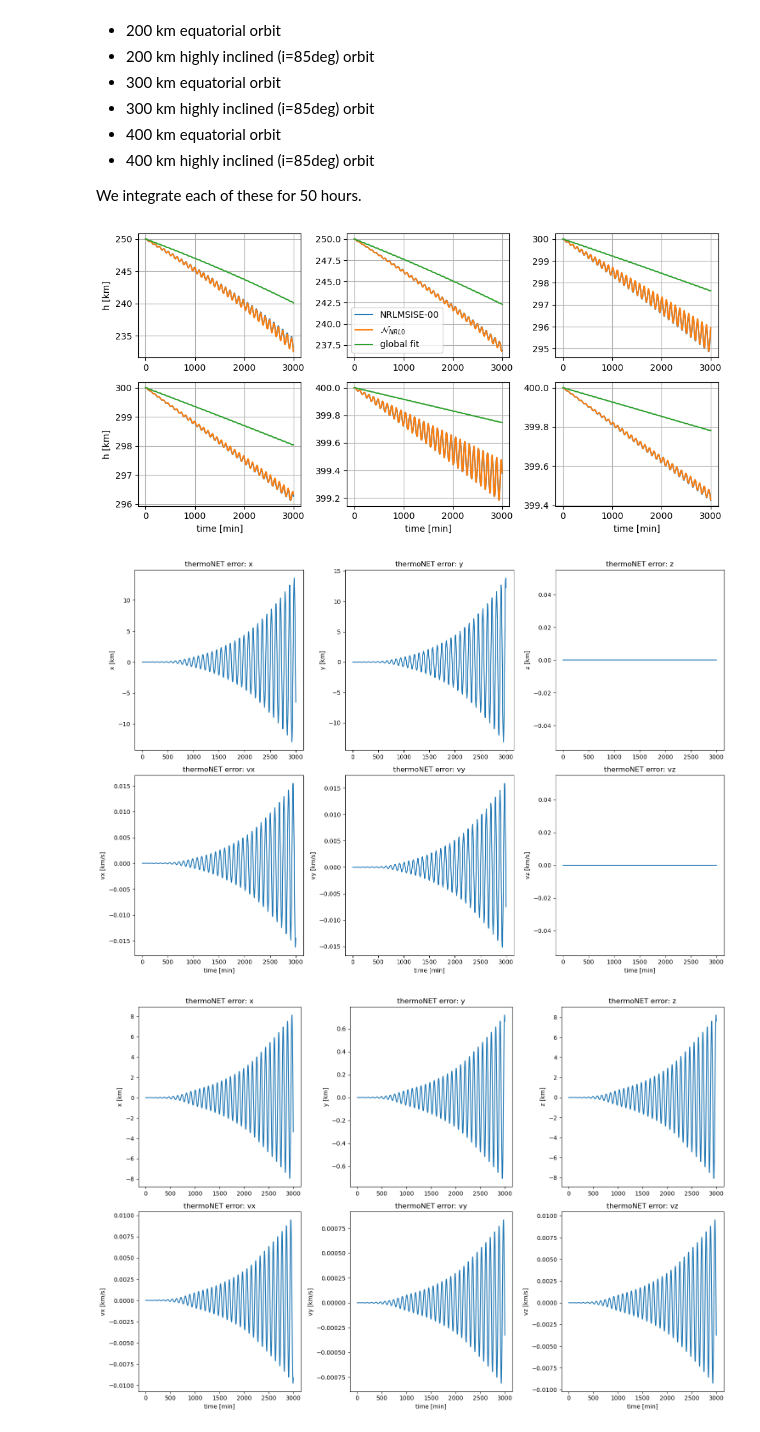
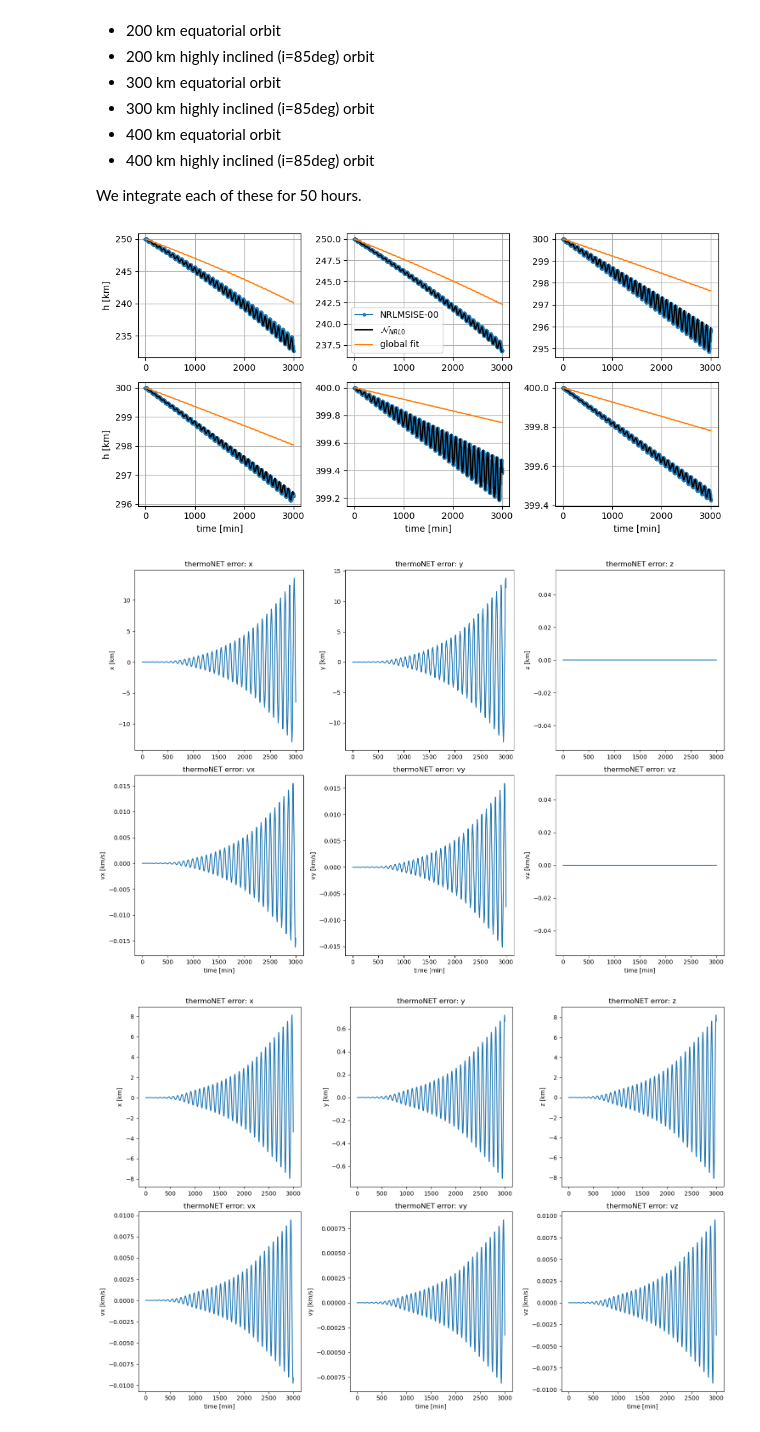
Before and after one commit to esa/thermonets, a Jupyter notebook: notebooks/orbit_propagation_with_thermoNET.ipynb, the cells around one changed output. Drawn from its saved outputs; the diff is of its cells as text; code cells hidden in the pictures.

```diff
--- a/notebooks/orbit_propagation_with_thermoNET.ipynb
+++ b/notebooks/orbit_propagation_with_thermoNET.ipynb
@@ -330,36 +333,36 @@ for i, ic in enumerate(initial_states):
     ax[0,1].set_title('thermoNET error: y')
     ax[0,1].set_ylabel('y [km]')
     ax[0,2].plot(sol.t/60.,(sol.y[2]-sol_heyoka_nn[-1][:,2])/1e3)
     ax[0,2].set_title('thermoNET error: z')
     ax[0,2].set_ylabel('z [km]')
     ax[1,0].plot(sol.t/60.,(sol.y[3]-sol_heyoka_nn[-1][:,3])/1e3)
     ax[1,0].set_title('thermoNET error: vx')
     ax[1,0].set_xlabel('time [min]')
     ax[1,0].set_ylabel('vx [km/s]')
     ax[1,1].plot(sol.t/60.,(sol.y[4]-sol_heyoka_nn[-1][:,4])/1e3)
     ax[1,1].set_title('thermoNET error: vy')
     ax[1,1].set_xlabel('time [min]')
     ax[1,1].set_ylabel('vy [km/s]')
     ax[1,2].plot(sol.t/60.,(sol.y[5]-sol_heyoka_nn[-1][:,5])/1e3)
     ax[1,2].set_title('thermoNET error: vz')
     ax[1,2].set_xlabel('time [min]')
     ax[1,2].set_ylabel('vz [km/s]')
     fig.tight_layout()
 
-    ax_ic[i].plot(sol.t/60.,np.sqrt(sol.y[0,:]**2+sol.y[1,:]**2+sol.y[2,:]**2)/1e3-r_earth/1e3,label='NRLMSISE-00')
-    ax_ic[i].plot(sol.t/60.,np.sqrt(sol_heyoka_nn[-1][:,0]**2+sol_heyoka_nn[-1][:,1]**2+sol_heyoka_nn[-1][:,2]**2)/1e3-r_earth/1e3,label=r'$\mathcal {N}_{NRL0}$')
+    ax_ic[i].plot(sol.t/60.,np.sqrt(sol.y[0,:]**2+sol.y[1,:]**2+sol.y[2,:]**2)/1e3-r_earth/1e3,label='NRLMSISE-00', marker='.')
+    ax_ic[i].plot(sol.t/60.,np.sqrt(sol_heyoka_nn[-1][:,0]**2+sol_heyoka_nn[-1][:,1]**2+sol_heyoka_nn[-1][:,2]**2)/1e3-r_earth/1e3,label=r'$\mathcal {N}_{NRL0}$', c='k')
     ax_ic[i].plot(sol.t/60.,np.sqrt(sol_heyoka_fit_global[-1][:,0]**2+sol_heyoka_fit_global[-1][:,1]**2+sol_heyoka_fit_global[-1][:,2]**2)/1e3-r_earth/1e3,label='global fit')
     if i==0 or i==3:
         ax_ic[i].set_ylabel('h [km]')
     if i==1:
         #ax_ic[i].set_title('NRLMSISE-00 vs thermoNET vs global fit')
         ax_ic[i].legend()
     if i>=3:
         ax_ic[i].set_xlabel('time [min]')
     ax_ic[i].grid()
 fig_ic.tight_layout()
 # %% [output]
-[figure, old version]
+[figure, new version]
 [figure]
 [figure]
 [figure]
```
Also changed, not shown: parts of 4 cells of this notebook.
